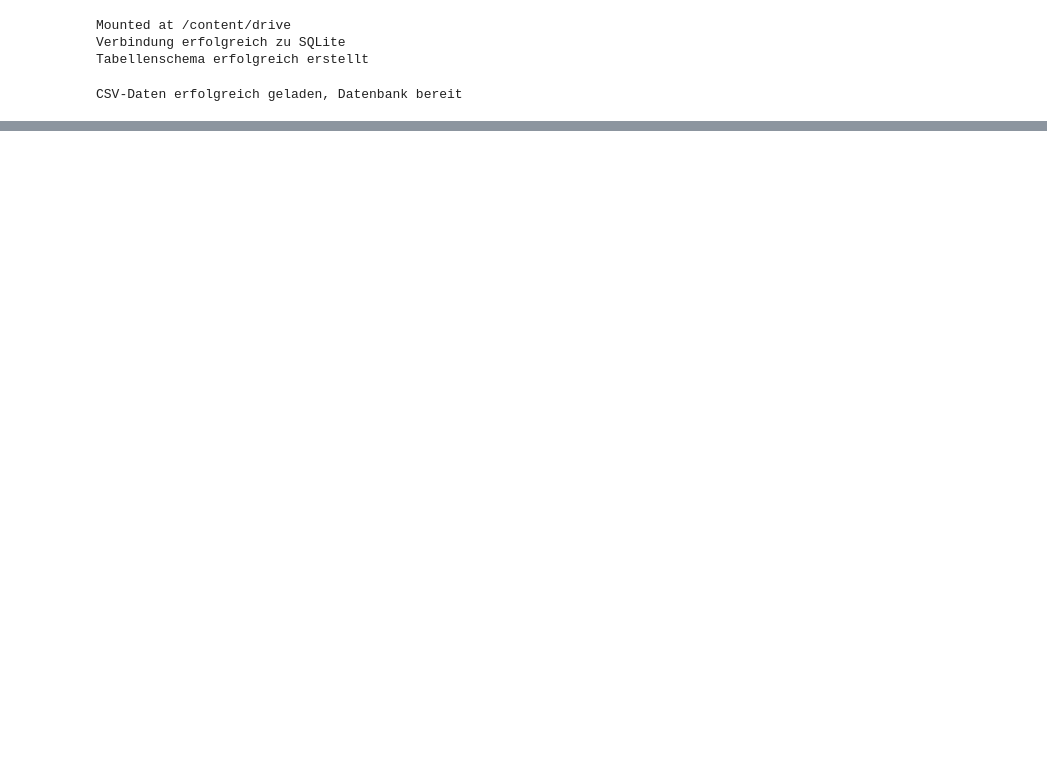
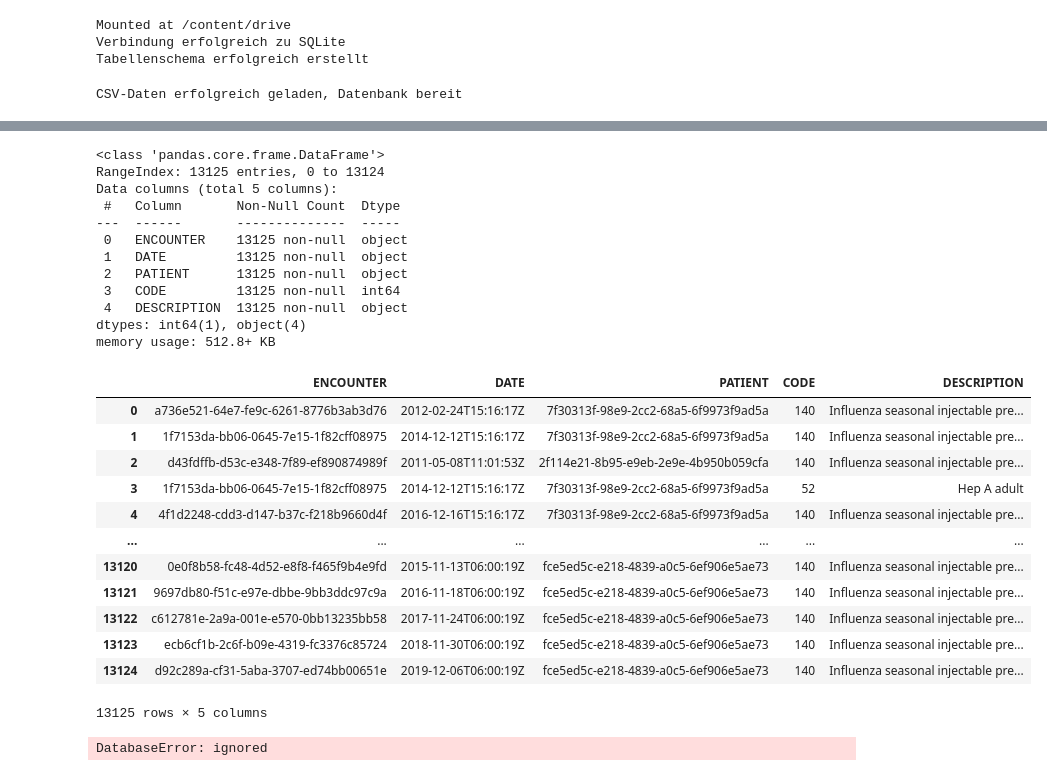
Before and after one commit to MarisaRies/covir, a Jupyter notebook: COVIR.ipynb, the cells around one changed output, grey strips where cells are left out. Cells and saved outputs as stored; diff of their text form; code cells hidden in the pictures; blank space fills up the shorter version.

```diff
--- a/COVIR.ipynb
+++ b/COVIR.ipynb
@@ -132,0 +206,39 @@ df_insert_imm.describe()
+# %%
+#Übersicht Immunisierung (Impfungen) Tabelle
+df_insert_imm.info()
+df_insert_imm
+# %% [output]
+<class 'pandas.core.frame.DataFrame'>
+RangeIndex: 13125 entries, 0 to 13124
+Data columns (total 5 columns):
+ #   Column       Non-Null Count  Dtype
+---  ------       --------------  -----
+ 0   ENCOUNTER    13125 non-null  object
+ 1   DATE         13125 non-null  object
+ 2   PATIENT      13125 non-null  object
+ 3   CODE         13125 non-null  int64
+ 4   DESCRIPTION  13125 non-null  object
+dtypes: int64(1), object(4)
+memory usage: 512.8+ KB
+|  | ENCOUNTER | DATE | PATIENT | CODE | DESCRIPTION |
+| 0 | a736e521-64e7-fe9c-6261-8776b3ab3d76 | 2012-02-24T15:16:17Z | 7f30313f-98e9-2cc2-68a5-6f9973f9ad5a | 140 | Influenza seasonal injectable pre... |
+| 1 | 1f7153da-bb06-0645-7e15-1f82cff08975 | 2014-12-12T15:16:17Z | 7f30313f-98e9-2cc2-68a5-6f9973f9ad5a | 140 | Influenza seasonal injectable pre... |
+| 2 | d43fdffb-d53c-e348-7f89-ef890874989f | 2011-05-08T11:01:53Z | 2f114e21-8b95-e9eb-2e9e-4b950b059cfa | 140 | Influenza seasonal injectable pre... |
+| 3 | 1f7153da-bb06-0645-7e15-1f82cff08975 | 2014-12-12T15:16:17Z | 7f30313f-98e9-2cc2-68a5-6f9973f9ad5a | 52 | Hep A adult |
+| 4 | 4f1d2248-cdd3-d147-b37c-f218b9660d4f | 2016-12-16T15:16:17Z | 7f30313f-98e9-2cc2-68a5-6f9973f9ad5a | 140 | Influenza seasonal injectable pre... |
+| ... | ... | ... | ... | ... | ... |
+| 13120 | 0e0f8b58-fc48-4d52-e8f8-f465f9b4e9fd | 2015-11-13T06:00:19Z | fce5ed5c-e218-4839-a0c5-6ef906e5ae73 | 140 | Influenza seasonal injectable pre... |
+| 13121 | 9697db80-f51c-e97e-dbbe-9bb3ddc97c9a | 2016-11-18T06:00:19Z | fce5ed5c-e218-4839-a0c5-6ef906e5ae73 | 140 | Influenza seasonal injectable pre... |
+| 13122 | c612781e-2a9a-001e-e570-0bb13235bb58 | 2017-11-24T06:00:19Z | fce5ed5c-e218-4839-a0c5-6ef906e5ae73 | 140 | Influenza seasonal injectable pre... |
+| 13123 | ecb6cf1b-2c6f-b09e-4319-fc3376c85724 | 2018-11-30T06:00:19Z | fce5ed5c-e218-4839-a0c5-6ef906e5ae73 | 140 | Influenza seasonal injectable pre... |
+| 13124 | d92c289a-cf31-5aba-3707-ed74bb00651e | 2019-12-06T06:00:19Z | fce5ed5c-e218-4839-a0c5-6ef906e5ae73 | 140 | Influenza seasonal injectable pre... |
+13125 rows × 5 columns
+# %%
+#Übersicht zur zentralen View des Stern-Schemas
+df_enc_star = pd.read_sql_query("SELECT * FROM v_encounters_aggr", conn)
+#df_enc_star = pd.read_sql_query("SELECT * FROM tb_patients", conn)
+
+df_enc_star.info()
+df_enc_star
+# %% [output]
+DatabaseError: ignored
```
Also changed, not shown: parts of 6 cells of this notebook.
